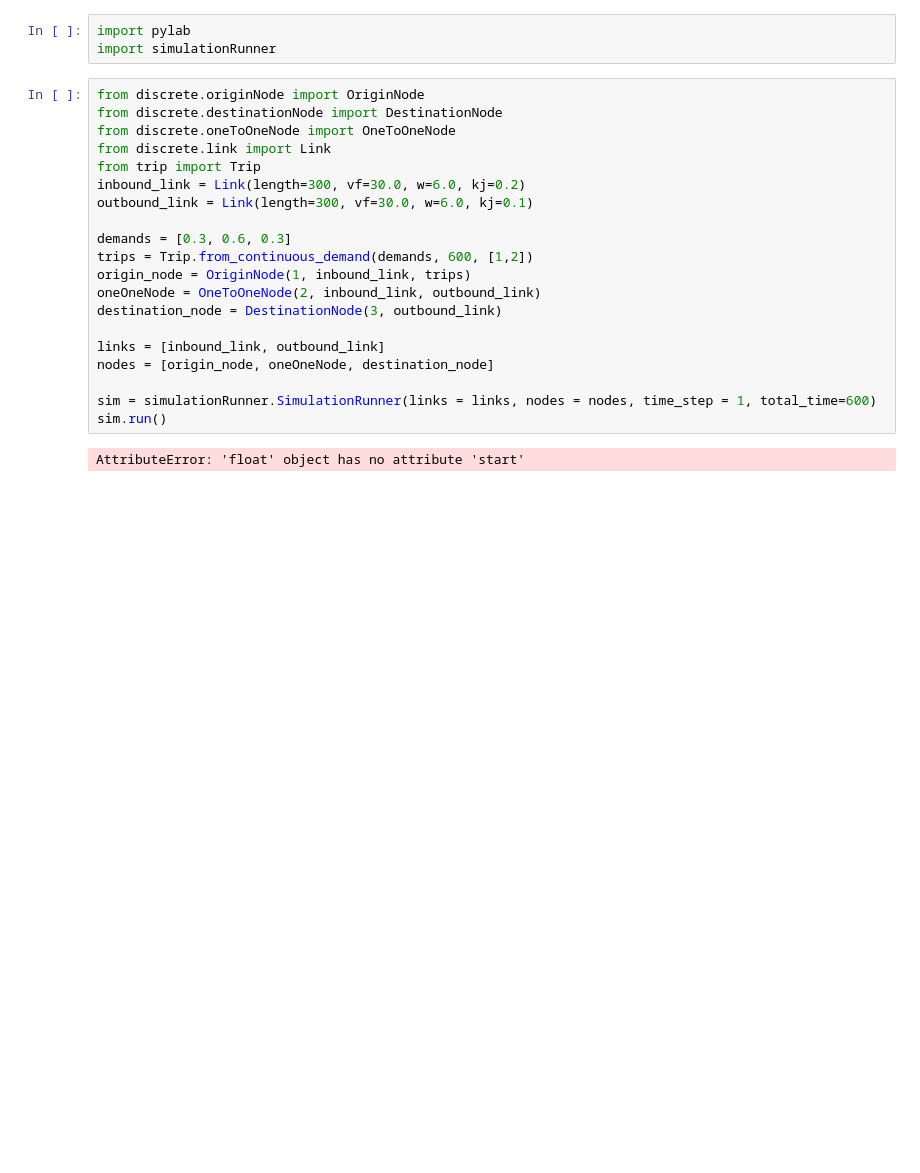
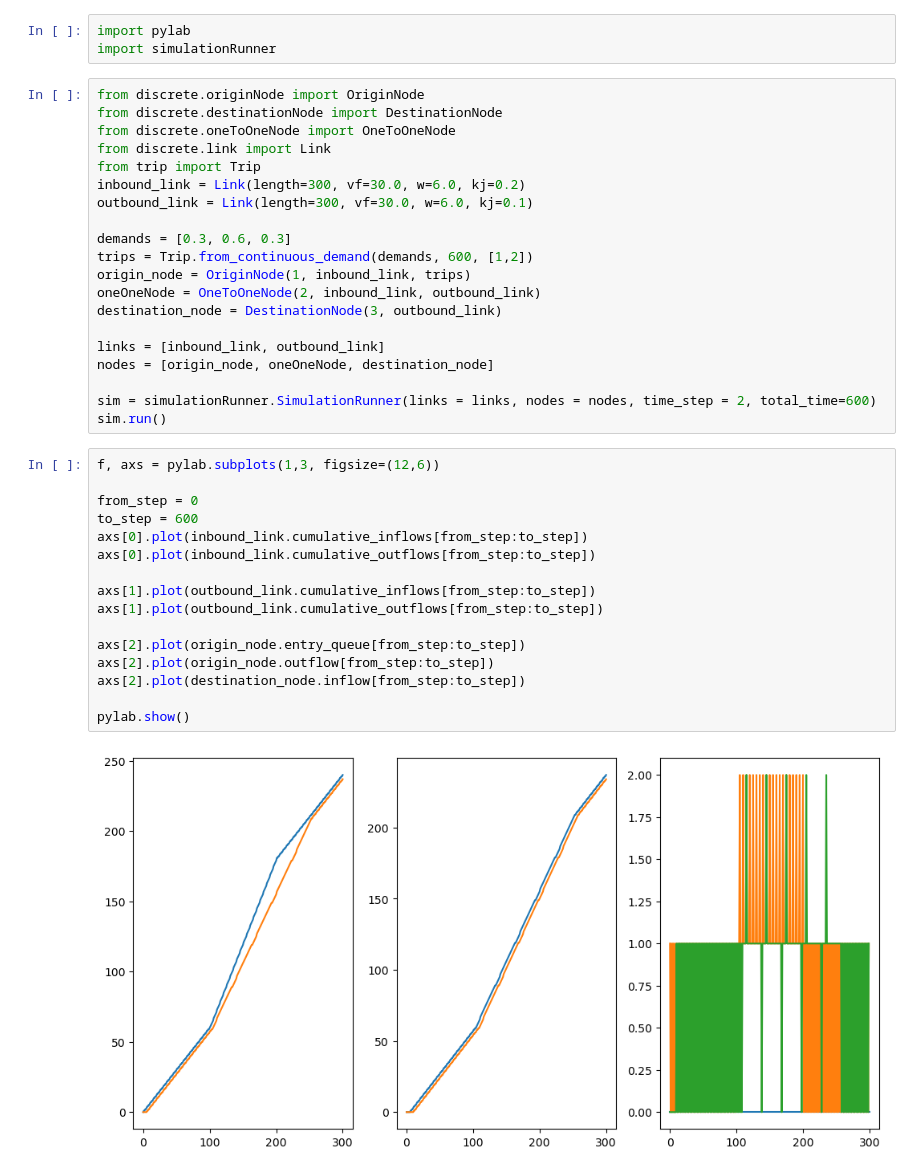
Before and after one commit to felasouza/abmmeso, a Jupyter notebook: simpleDescreteExamples.ipynb, the cells around one changed output. Cells and saved outputs as stored; diff of their text form; blank space fills up the shorter version.

```diff
--- a/simpleDescreteExamples.ipynb
+++ b/simpleDescreteExamples.ipynb
@@ -19,7 +19,23 @@ destination_node = DestinationNode(3, outbound_link)
 links = [inbound_link, outbound_link]
 nodes = [origin_node, oneOneNode, destination_node]
 
-sim = simulationRunner.SimulationRunner(links = links, nodes = nodes, time_step = 1, total_time=600)
+sim = simulationRunner.SimulationRunner(links = links, nodes = nodes, time_step = 2, total_time=600)
 sim.run()
-# %% [output]
-AttributeError: 'float' object has no attribute 'start'
+# %%
+f, axs = pylab.subplots(1,3, figsize=(12,6))
+
+from_step = 0
+to_step = 600
+axs[0].plot(inbound_link.cumulative_inflows[from_step:to_step])
+axs[0].plot(inbound_link.cumulative_outflows[from_step:to_step])
+
+axs[1].plot(outbound_link.cumulative_inflows[from_step:to_step])
+axs[1].plot(outbound_link.cumulative_outflows[from_step:to_step])
+
+axs[2].plot(origin_node.entry_queue[from_step:to_step])
+axs[2].plot(origin_node.outflow[from_step:to_step])
+axs[2].plot(destination_node.inflow[from_step:to_step])
+
+pylab.show()
+# %% [output]
+[figure, added]
```
Also changed, not shown: 1 other file.
